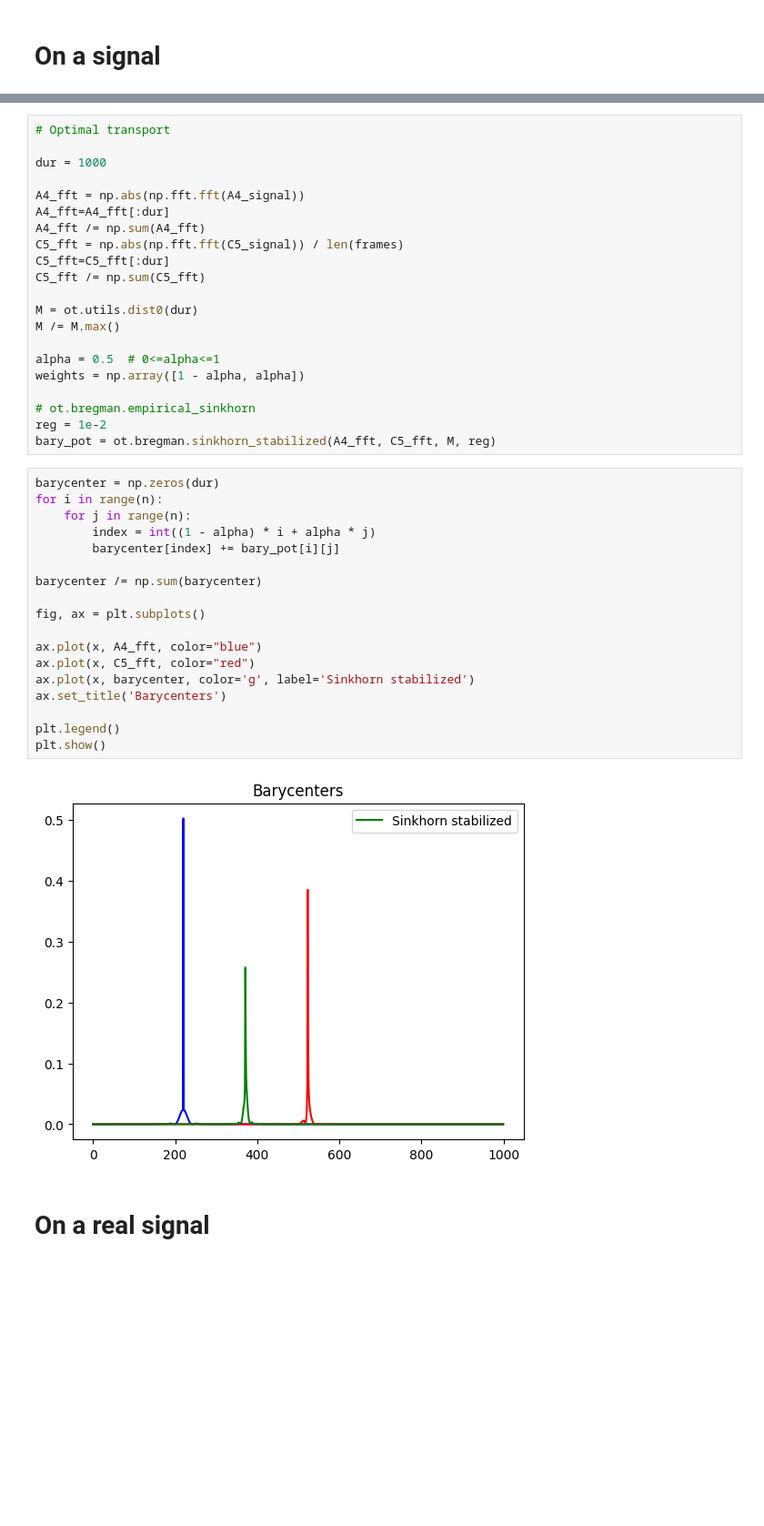
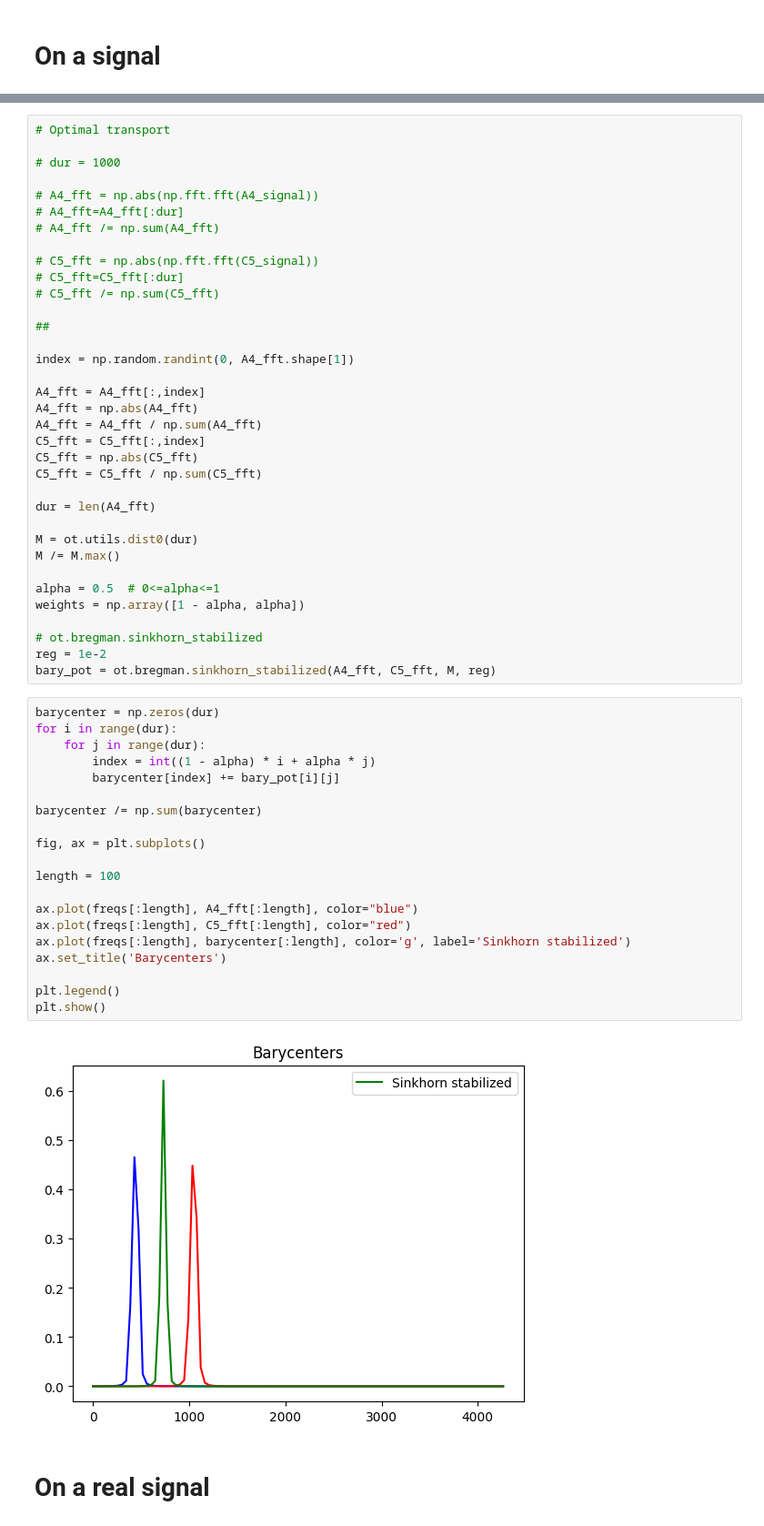
Before and after one commit to zaquastier/audio_1D_transport, a Jupyter notebook: audio_ot_v2.ipynb, the cells around one changed output, grey strips where cells are left out. Shown at 91% size. Drawn from its saved outputs; the diff is of its cells as text; blank space fills up the shorter version.

```diff
--- a/audio_ot_v2.ipynb
+++ b/audio_ot_v2.ipynb
@@ -163,14 +163,28 @@ freq[220]
 # %%
 # Optimal transport
 
-dur = 1000
+# dur = 1000
 
-A4_fft = np.abs(np.fft.fft(A4_signal))
-A4_fft=A4_fft[:dur]
-A4_fft /= np.sum(A4_fft)
-C5_fft = np.abs(np.fft.fft(C5_signal)) / len(frames)
-C5_fft=C5_fft[:dur]
-C5_fft /= np.sum(C5_fft)
+# A4_fft = np.abs(np.fft.fft(A4_signal))
+# A4_fft=A4_fft[:dur]
+# A4_fft /= np.sum(A4_fft)
+
+# C5_fft = np.abs(np.fft.fft(C5_signal))
+# C5_fft=C5_fft[:dur]
+# C5_fft /= np.sum(C5_fft)
+
+##
+
+index = np.random.randint(0, A4_fft.shape[1])
+
+A4_fft = A4_fft[:,index]
+A4_fft = np.abs(A4_fft)
+A4_fft = A4_fft / np.sum(A4_fft)
+C5_fft = C5_fft[:,index]
+C5_fft = np.abs(C5_fft)
+C5_fft = C5_fft / np.sum(C5_fft)
+
+dur = len(A4_fft)
 
 M = ot.utils.dist0(dur)
 M /= M.max()
@@ -178,29 +192,31 @@ M /= M.max()
 alpha = 0.5  # 0<=alpha<=1
 weights = np.array([1 - alpha, alpha])
 
-# ot.bregman.empirical_sinkhorn
+# ot.bregman.sinkhorn_stabilized
 reg = 1e-2
 bary_pot = ot.bregman.sinkhorn_stabilized(A4_fft, C5_fft, M, reg)
 # %%
 barycenter = np.zeros(dur)
-for i in range(n):
-    for j in range(n):
+for i in range(dur):
+    for j in range(dur):
         index = int((1 - alpha) * i + alpha * j)
         barycenter[index] += bary_pot[i][j]
 
 barycenter /= np.sum(barycenter)
 
 fig, ax = plt.subplots()
 
-ax.plot(x, A4_fft, color="blue")
-ax.plot(x, C5_fft, color="red")
-ax.plot(x, barycenter, color='g', label='Sinkhorn stabilized')
+length = 100
+
+ax.plot(freqs[:length], A4_fft[:length], color="blue")
+ax.plot(freqs[:length], C5_fft[:length], color="red")
+ax.plot(freqs[:length], barycenter[:length], color='g', label='Sinkhorn stabilized')
 ax.set_title('Barycenters')
 
 plt.legend()
 plt.show()
 # %% [output]
-[figure, old version]
+[figure, new version]
 # %% [markdown]
 # On a real signal
 # %%
```
Also changed, not shown: parts of 11 cells of this notebook.
